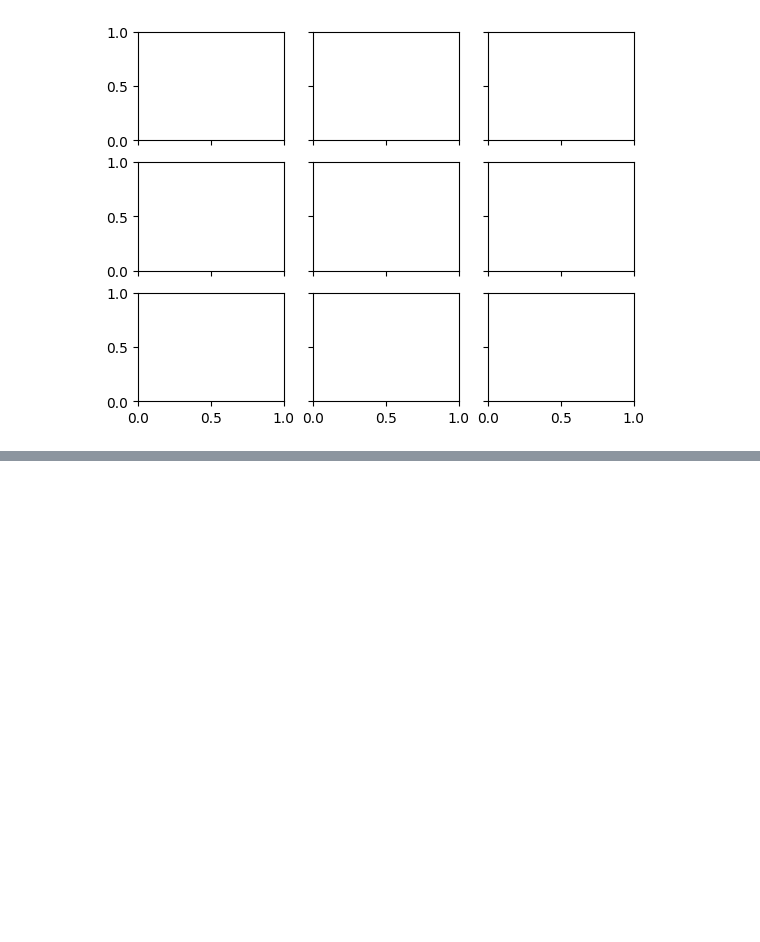
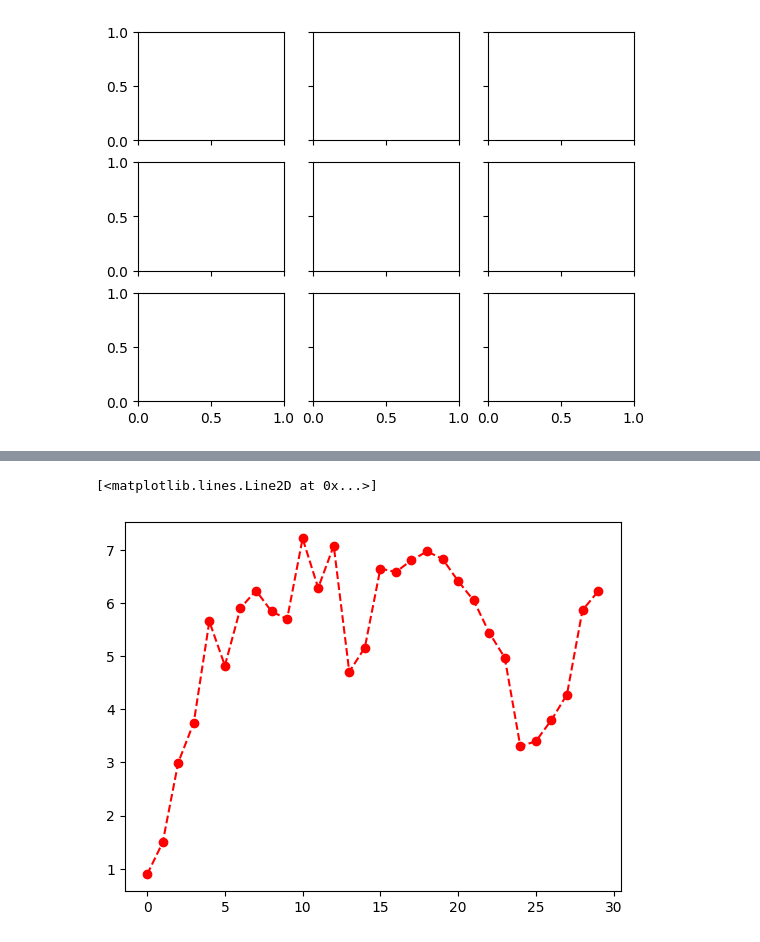
Before and after one commit to tker-78/visualization-training, a Jupyter notebook: notebook/matplotlib.ipynb, the cells around one changed output, grey strips where cells are left out. Drawn from its saved outputs; the diff is of its cells as text; code cells hidden in the pictures; blank space fills up the shorter version.

```diff
--- a/notebook/matplotlib.ipynb
+++ b/notebook/matplotlib.ipynb
@@ -87,0 +95,5 @@ plt.subplots_adjust(wspace=0, hspace=0)
+# %%
+plt.plot(np.random.randn(30).cumsum(), "ro--")
+# %% [output]
+[<matplotlib.lines.Line2D at 0x...>]
+[figure, added]
```
Also changed, not shown: parts of 37 cells of this notebook, 2 other files.
